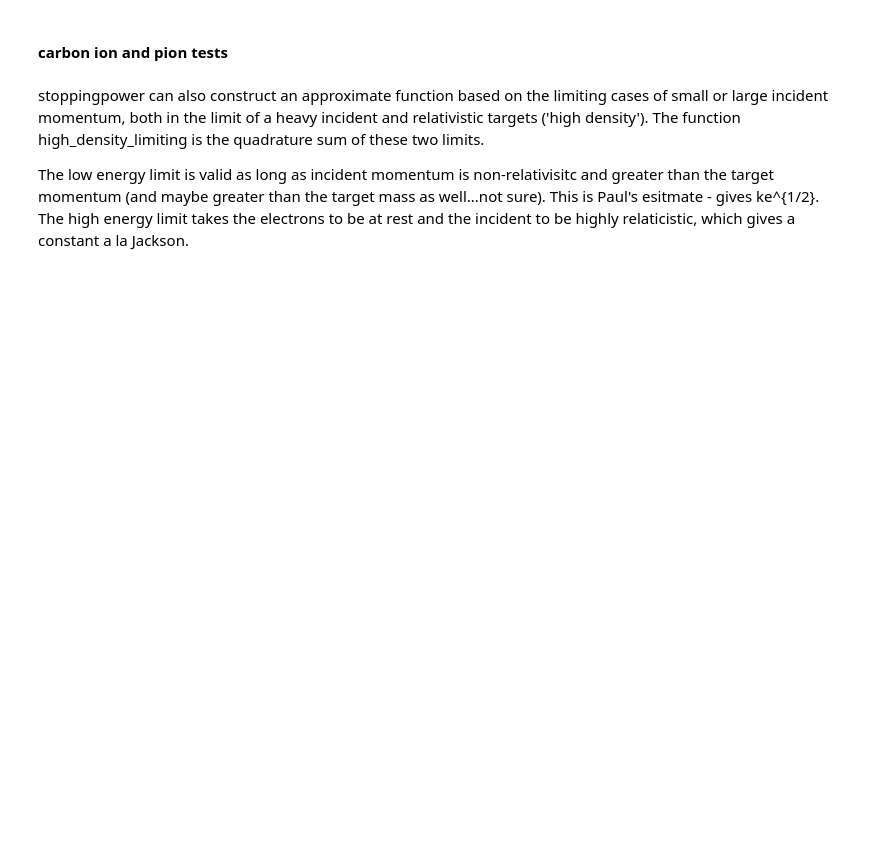
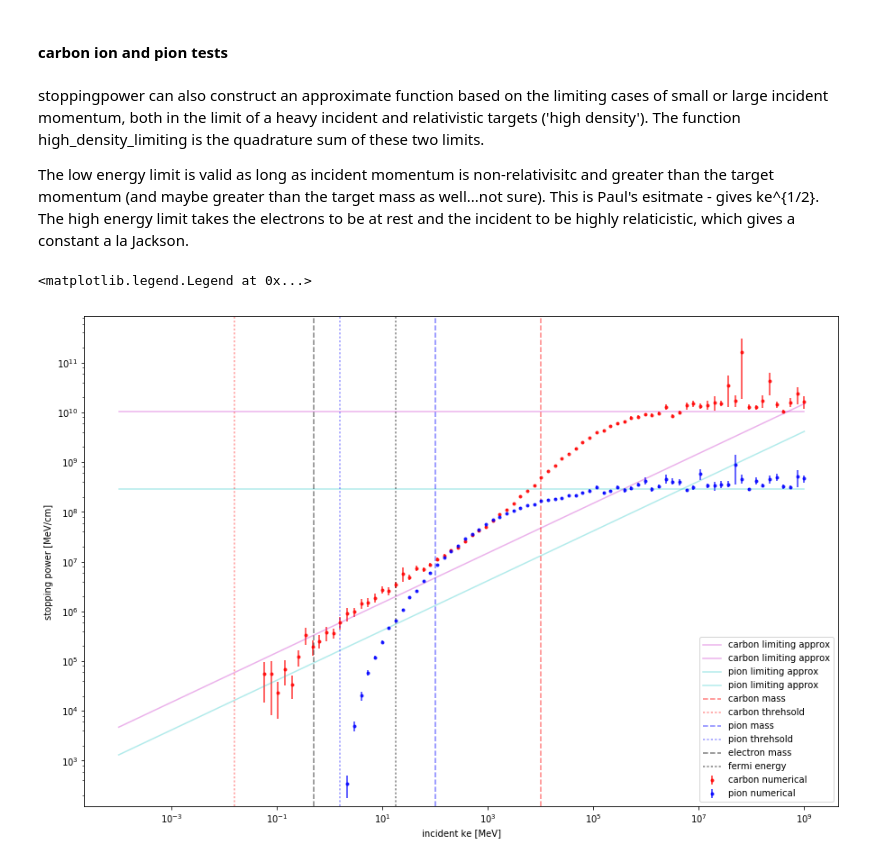
Before and after one commit to vijayoct27/Qballs, a Jupyter notebook: calc/heavycoulomb.ipynb, the cells around one changed output. Cells and saved outputs as stored; diff of their text form; code cells hidden in the pictures; blank space fills up the shorter version.

```diff
--- a/calc/heavycoulomb.ipynb
+++ b/calc/heavycoulomb.ipynb
@@ -64,6 +60,46 @@ dedx_pion_limiting_func = wd.high_density_limiting(M_pion, Z_pion)
 def momentum_threshold(p_electron, M_ion):
     """ The minimum incident momentum at which the low-energy PR estimate is valid """
     return (p_electron**2)/(2*M_ion)
+# %%
+fig, ax = plt.subplots()
+
+# numerical results
+ax.errorbar(ke, dedx_carbon, yerr=dedx_carbon_error, alpha=0.8,
+            marker='.', linestyle='', color='r', label='carbon numerical')
+ax.errorbar(ke, dedx_pion, yerr=dedx_pion_error, alpha=0.8,
+            marker='.', linestyle='', color='b', label='pion numerical')
+# limiting approximations
+# ax.plot(ke, dedx_carbon_limiting_func(ke), alpha=0.7,
+#         marker='', linestyle='-', color='m',
+#         label='carbon limiting approx')
+ax.plot(ke, dedx_carbon_jackson_func(ke), alpha=0.3,
+        marker='', linestyle='-', color='m',
+        label='carbon limiting approx')
+ax.plot(ke, dedx_carbon_riggins_func(ke), alpha=0.3,
+        marker='', linestyle='-', color='m',
+        label='carbon limiting approx')
+ax.plot(ke, dedx_pion_jackson_func(ke), alpha=0.3,
+        marker='', linestyle='-', color='c',
+        label='pion limiting approx')
+ax.plot(ke, dedx_pion_riggins_func(ke), alpha=0.3,
+        marker='', linestyle='-', color='c',
+        label='pion limiting approx')
+# significant energy scales
+ax.axvline(M_carbon, linestyle='--', color='r', alpha=0.5, label="carbon mass")
+ax.axvline(momentum_threshold(wd.pfermi, M_carbon), linestyle=':', color='r', alpha=0.4, label="carbon threhsold")
+ax.axvline(M_pion, linestyle='--', color='b', alpha=0.5, label="pion mass")
+ax.axvline(momentum_threshold(wd.pfermi, M_pion), linestyle=':', color='b', alpha=0.4, label="pion threhsold")
+ax.axvline(wd.m, linestyle='--', color='k', alpha=0.5, label="electron mass")
+ax.axvline(wd.Efermi, linestyle=':', color='k', alpha=0.5, label="fermi energy")
+
+ax.set_xlabel("incident ke [MeV]")
+ax.set_ylabel("stopping power [MeV/cm]")
+ax.set_xscale("log")
+ax.set_yscale("log")
+ax.legend(loc="best")
+# %% [output]
+<matplotlib.legend.Legend at 0x...>
+[figure, added]
 # %%
 fig, ax = plt.subplots()
 
```
Also changed, not shown: parts of 10 cells of this notebook.
